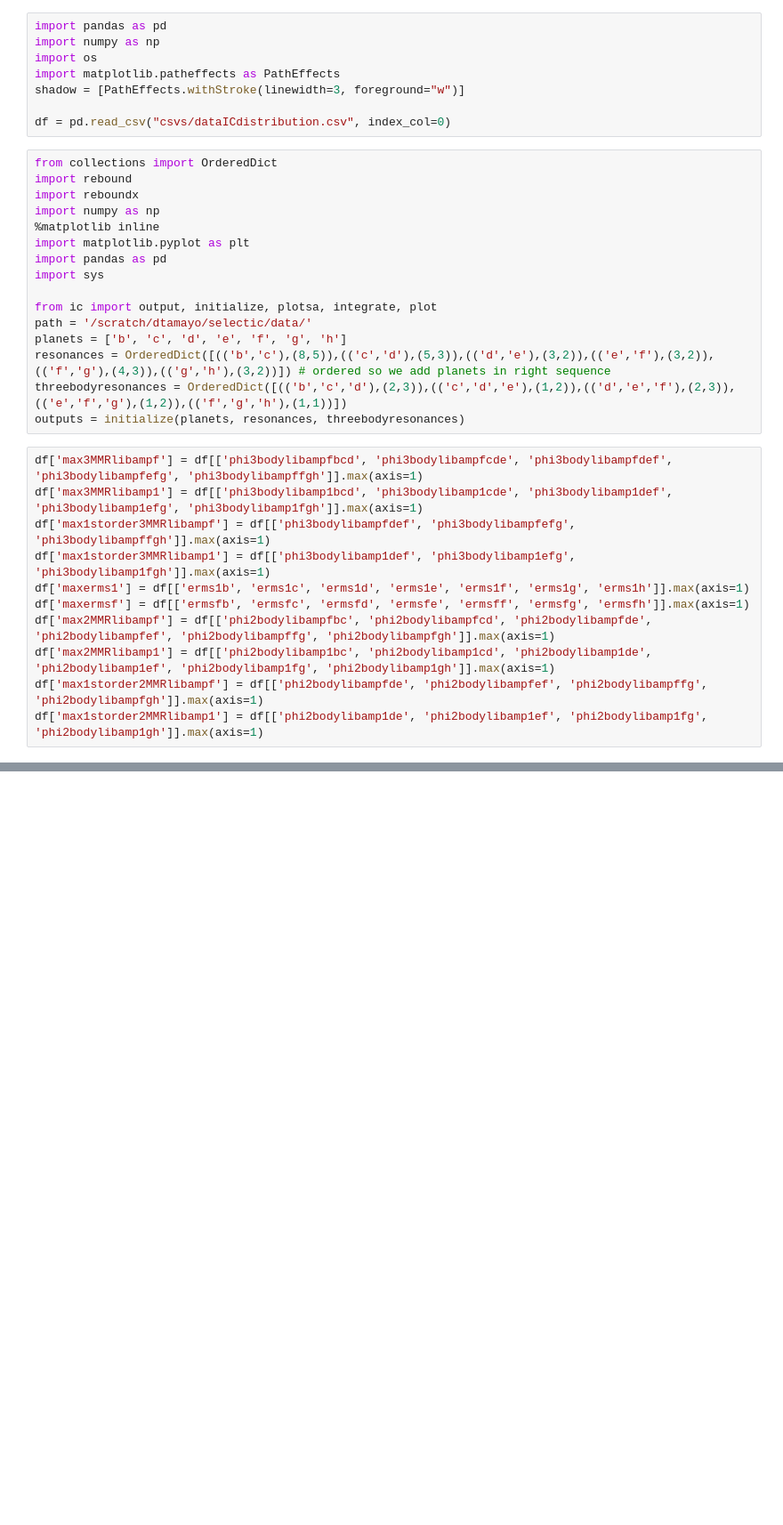
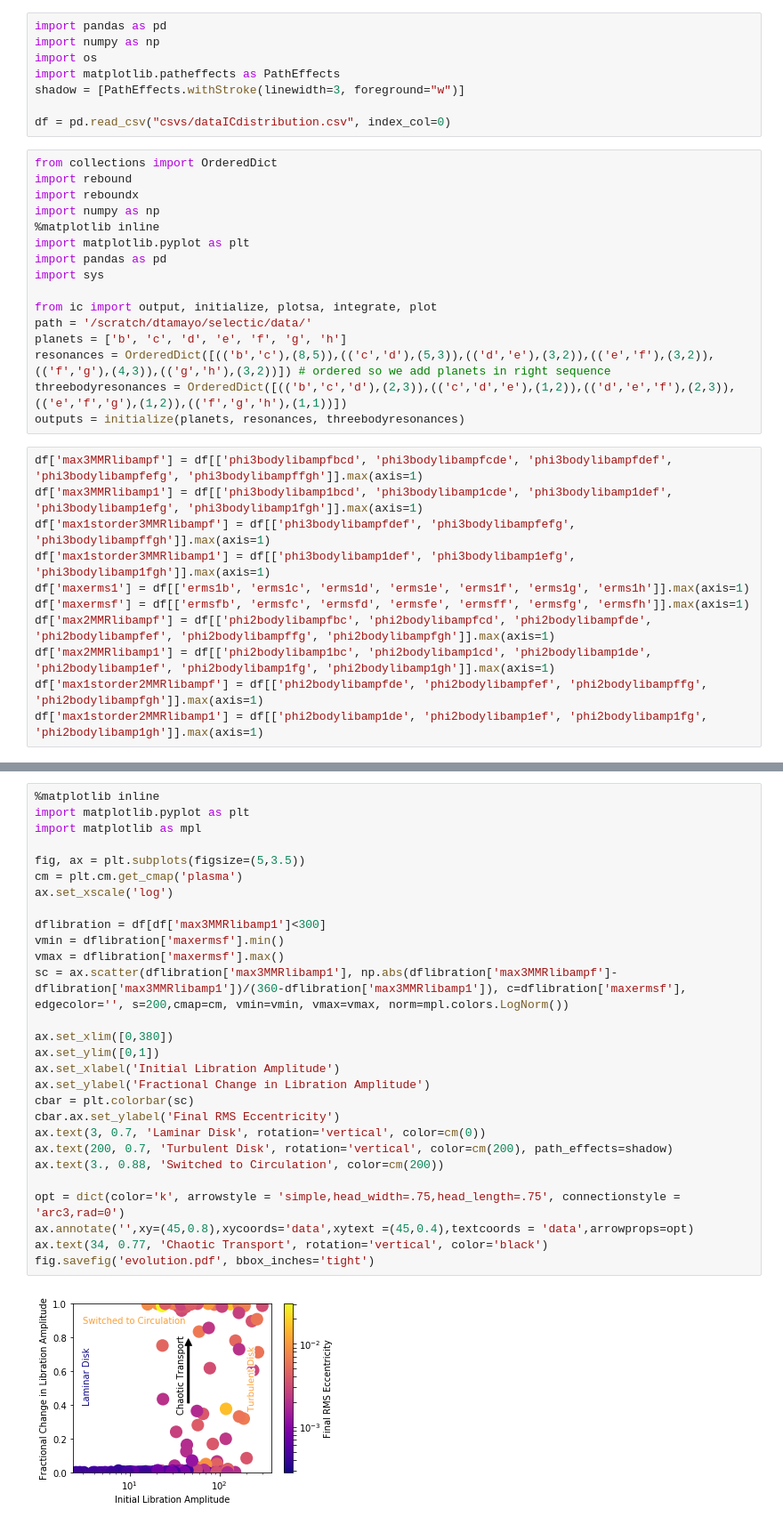
Before and after one commit to dtamayo/trappist, a Jupyter notebook: evolution.ipynb, the cells around one changed output, grey strips where cells are left out. Shown at 89% size. Cells and saved outputs as stored; diff of their text form; blank space fills up the shorter version.

```diff
--- a/evolution.ipynb
+++ b/evolution.ipynb
@@ -70,0 +70,30 @@ fig.savefig('evolution.pdf', bbox_inches='tight')
+# %%
+%matplotlib inline
+import matplotlib.pyplot as plt
+import matplotlib as mpl
+
+fig, ax = plt.subplots(figsize=(5,3.5))
+cm = plt.cm.get_cmap('plasma')
+ax.set_xscale('log')
+
+dflibration = df[df['max3MMRlibamp1']<300]
+vmin = dflibration['maxermsf'].min()
+vmax = dflibration['maxermsf'].max()
+sc = ax.scatter(dflibration['max3MMRlibamp1'], np.abs(dflibration['max3MMRlibampf']-dflibration['max3MMRlibamp1'])/(360-dflibration['max3MMRlibamp1']), c=dflibration['maxermsf'], edgecolor='', s=200,cmap=cm, vmin=vmin, vmax=vmax, norm=mpl.colors.LogNorm())
+
+ax.set_xlim([0,380])
+ax.set_ylim([0,1])
+ax.set_xlabel('Initial Libration Amplitude')
+ax.set_ylabel('Fractional Change in Libration Amplitude')
+cbar = plt.colorbar(sc)
+cbar.ax.set_ylabel('Final RMS Eccentricity')
+ax.text(3, 0.7, 'Laminar Disk', rotation='vertical', color=cm(0))
+ax.text(200, 0.7, 'Turbulent Disk', rotation='vertical', color=cm(200), path_effects=shadow)
+ax.text(3., 0.88, 'Switched to Circulation', color=cm(200))
+
+opt = dict(color='k', arrowstyle = 'simple,head_width=.75,head_length=.75', connectionstyle = 'arc3,rad=0')
+ax.annotate('',xy=(45,0.8),xycoords='data',xytext =(45,0.4),textcoords = 'data',arrowprops=opt)
+ax.text(34, 0.77, 'Chaotic Transport', rotation='vertical', color='black')
+fig.savefig('evolution.pdf', bbox_inches='tight')
+# %% [output]
+[figure, added]
```
Also changed, not shown: parts of 1 cell of this notebook, 5 other files.
